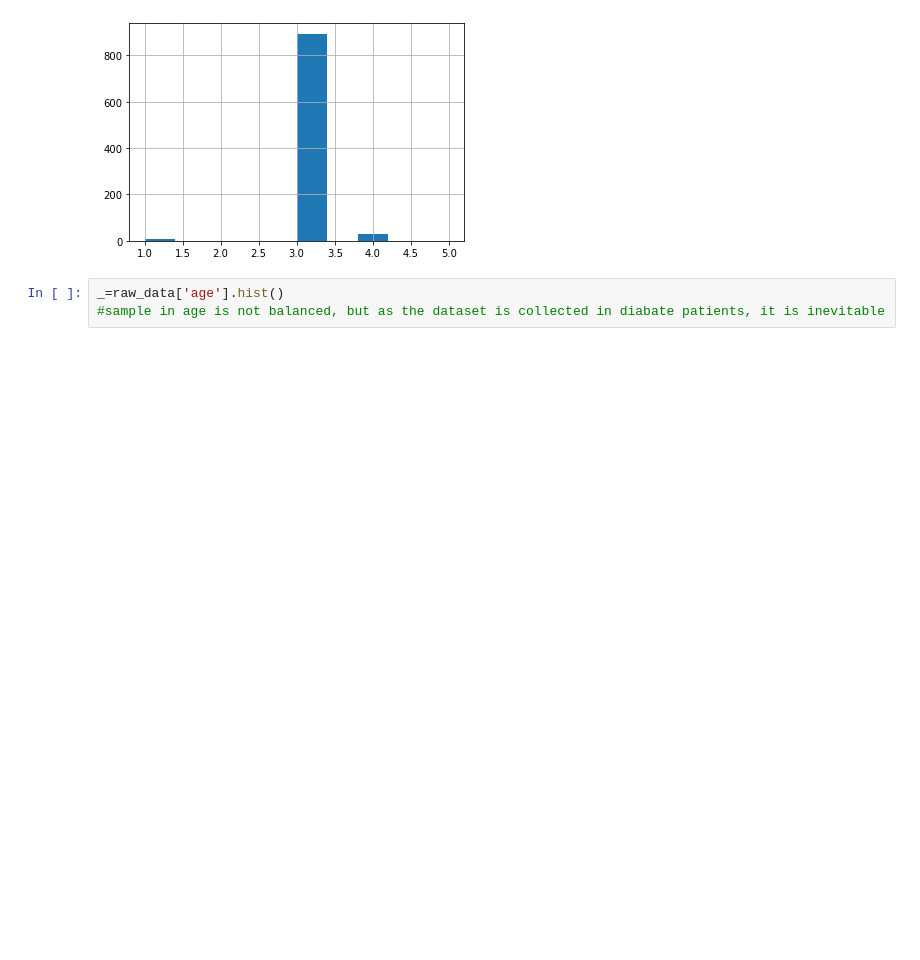
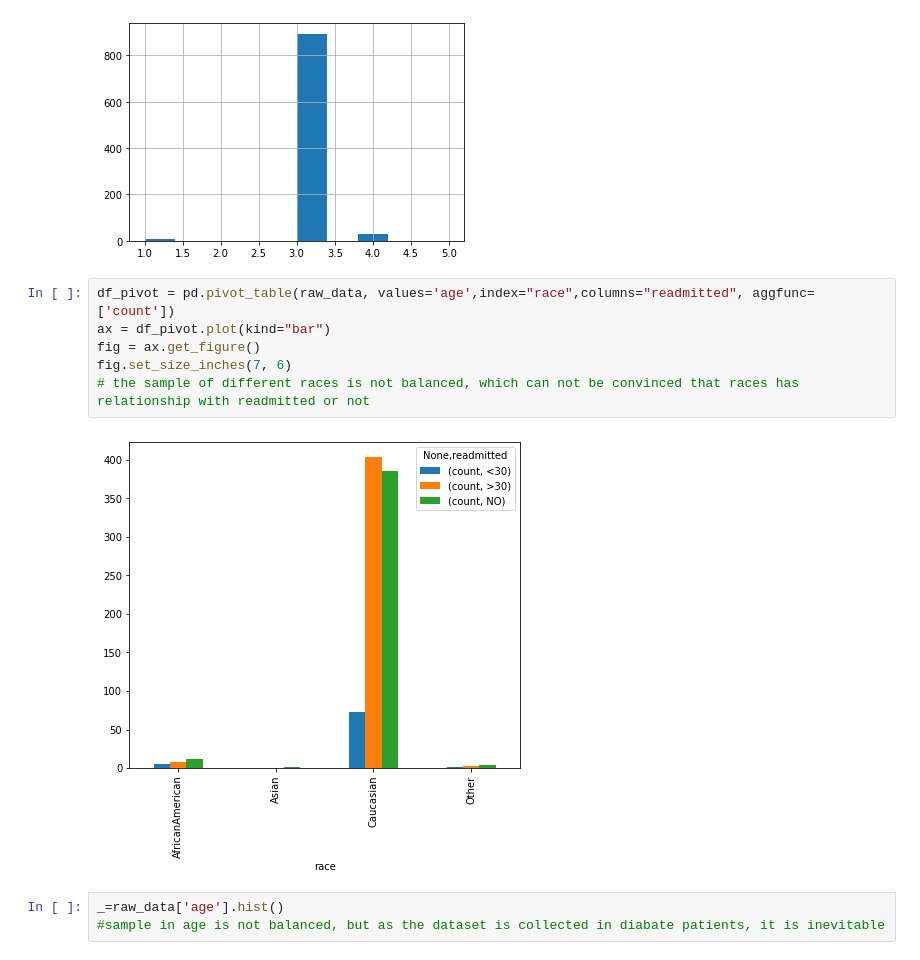
Before and after one commit to Orlse/unit-4-challenge, a Jupyter notebook: capstone/EDA.ipynb, the cells around one changed output. Saved outputs shown, nothing was run; the diff lists cells and outputs as text; blank space fills up the shorter version.

```diff
--- a/capstone/EDA.ipynb
+++ b/capstone/EDA.ipynb
@@ -74,6 +93,14 @@ _=raw_data['race'].hist()
 #it has balanced in race, but it's inevitable.
 # %% [output]
 [figure]
+# %%
+df_pivot = pd.pivot_table(raw_data, values='age',index="race",columns="readmitted", aggfunc=['count'])
+ax = df_pivot.plot(kind="bar")
+fig = ax.get_figure()
+fig.set_size_inches(7, 6)
+# the sample of different races is not balanced, which can not be convinced that races has relationship with readmitted or not
+# %% [output]
+[figure, added]
 # %%
 _=raw_data['age'].hist()
 #sample in age is not balanced, but as the dataset is collected in diabate patients, it is inevitable
```
Also changed, not shown: parts of 56 cells of this notebook.
